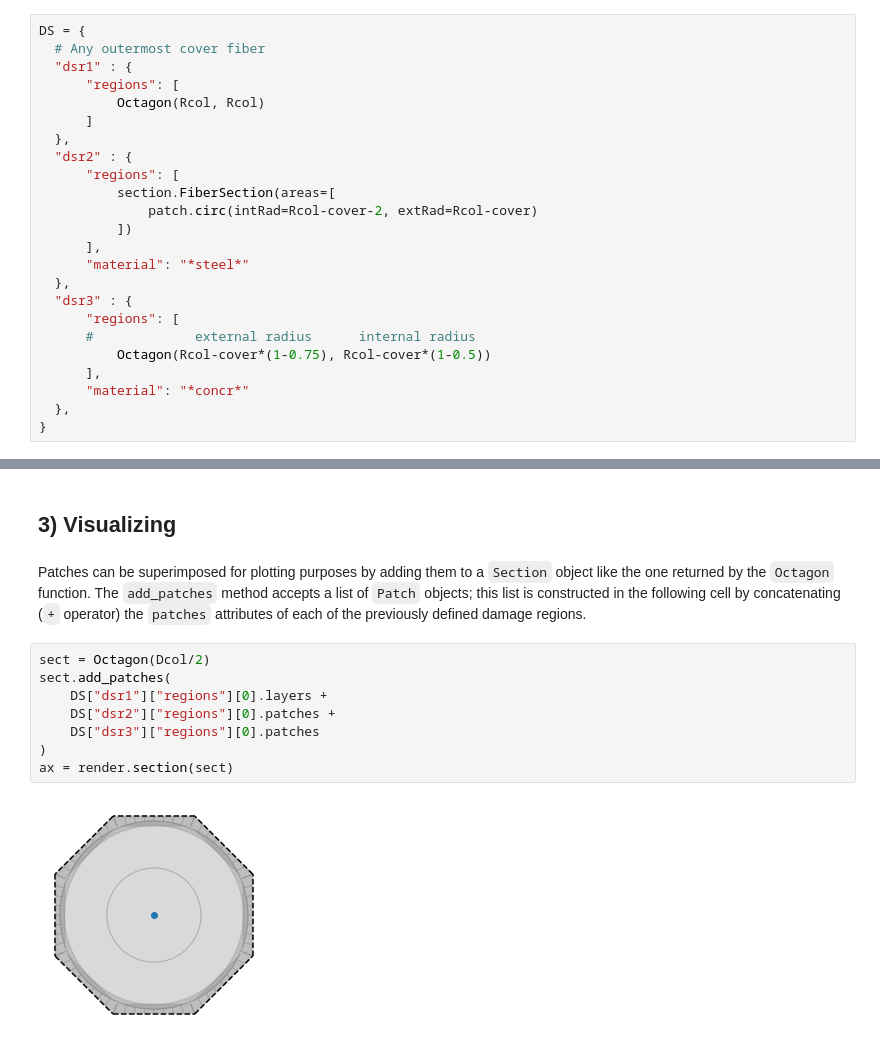
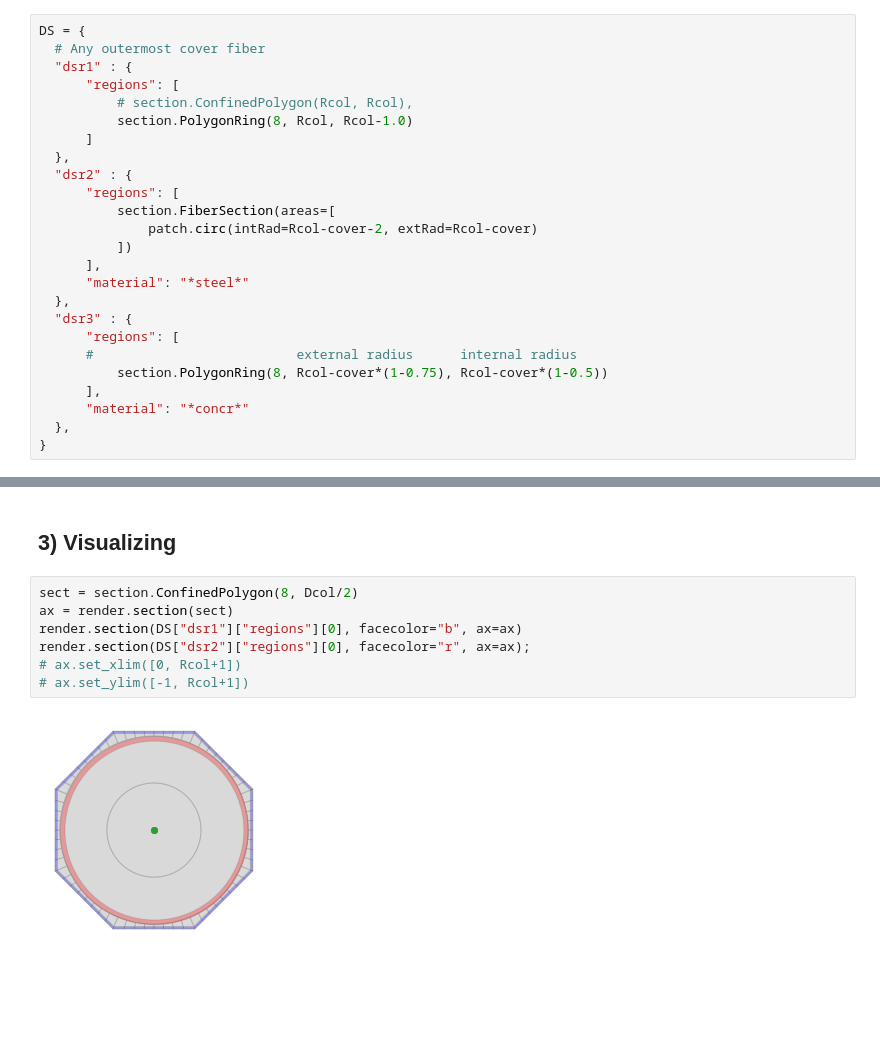
Before and after one commit to BRACE2/Scripts, a Jupyter notebook: SectionRegions/Tests_2.ipynb, the cells around one changed output, grey strips where cells are left out. Saved outputs shown, nothing was run; the diff lists cells and outputs as text; blank space fills up the shorter version.

```diff
--- a/SectionRegions/Tests_2.ipynb
+++ b/SectionRegions/Tests_2.ipynb
@@ -101,7 +94,8 @@ DS = {
   # Any outermost cover fiber
   "dsr1" : {
       "regions": [
-          Octagon(Rcol, Rcol)
+          # section.ConfinedPolygon(Rcol, Rcol),
+          section.PolygonRing(8, Rcol, Rcol-1.0)
       ]
   },
   "dsr2" : {
@@ -114,8 +108,8 @@ DS = {
   },
   "dsr3" : {
       "regions": [
-      #             external radius      internal radius
-          Octagon(Rcol-cover*(1-0.75), Rcol-cover*(1-0.5))
+      #                          external radius      internal radius
+          section.PolygonRing(8, Rcol-cover*(1-0.75), Rcol-cover*(1-0.5))
       ],
       "material": "*concr*"
   },
@@ -145,21 +145,15 @@ ds3_fibers = np.array([
 ])
 # %% [markdown]
 ## 3) Visualizing
-# %% [markdown]
-Patches can be superimposed for plotting purposes by adding them to a `Section` object like
-the one returned by the `Octagon` function. The `add_patches` method accepts a list
-of `Patch` objects; this list is constructed in the following cell by concatenating
-(`+` operator) the `patches` attributes of each of the previously defined damage regions.
 # %%
-sect = Octagon(Dcol/2)
-sect.add_patches(
-    DS["dsr1"]["regions"][0].layers +
-    DS["dsr2"]["regions"][0].patches +
-    DS["dsr3"]["regions"][0].patches
-)
+sect = section.ConfinedPolygon(8, Dcol/2)
 ax = render.section(sect)
+render.section(DS["dsr1"]["regions"][0], facecolor="b", ax=ax)
+render.section(DS["dsr2"]["regions"][0], facecolor="r", ax=ax);
+# ax.set_xlim([0, Rcol+1])
+# ax.set_ylim([-1, Rcol+1])
 # %% [output]
-[figure, old version]
+[figure, new version]
 # %%
 # Create grid of points
 import numpy as np
```
Also changed, not shown: parts of 12 cells of this notebook, 1 other file.
